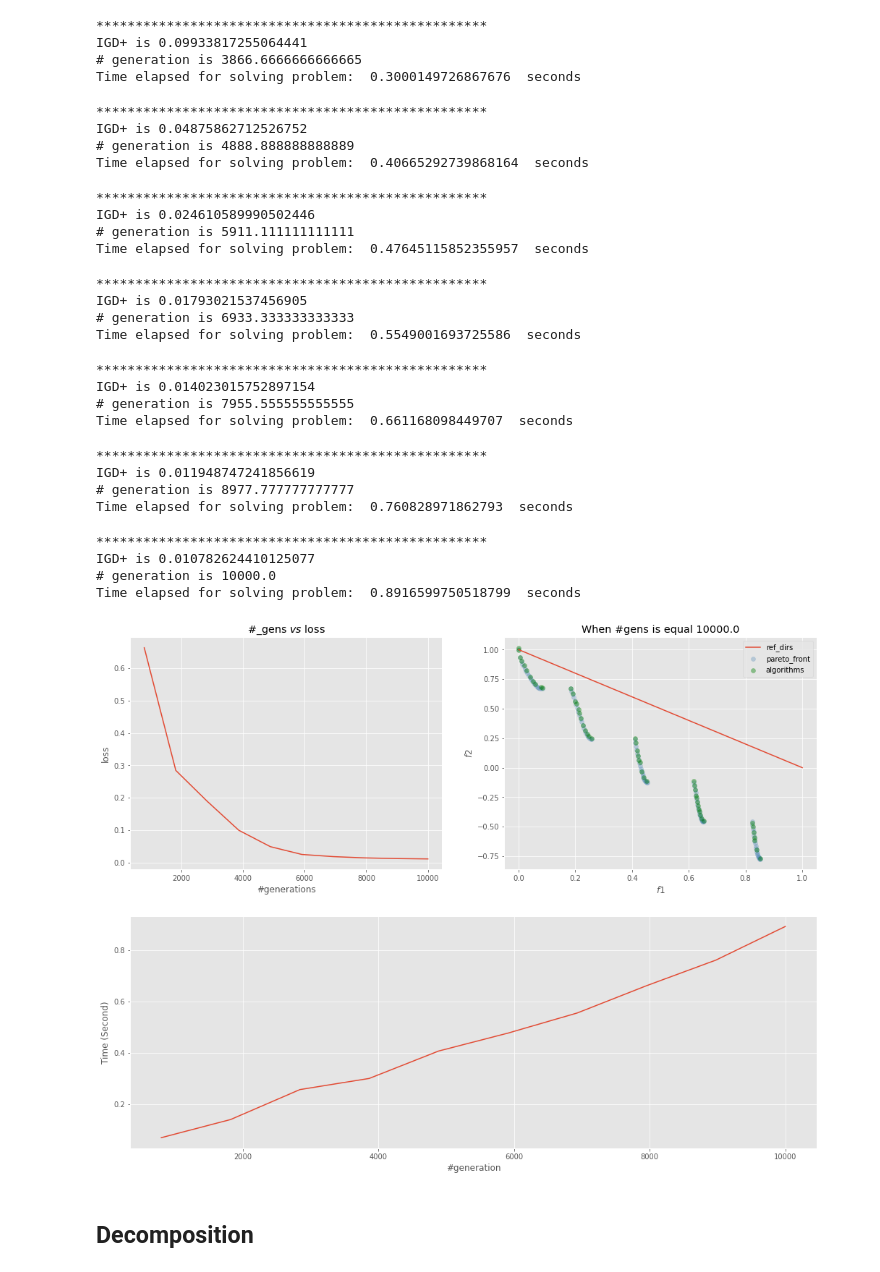
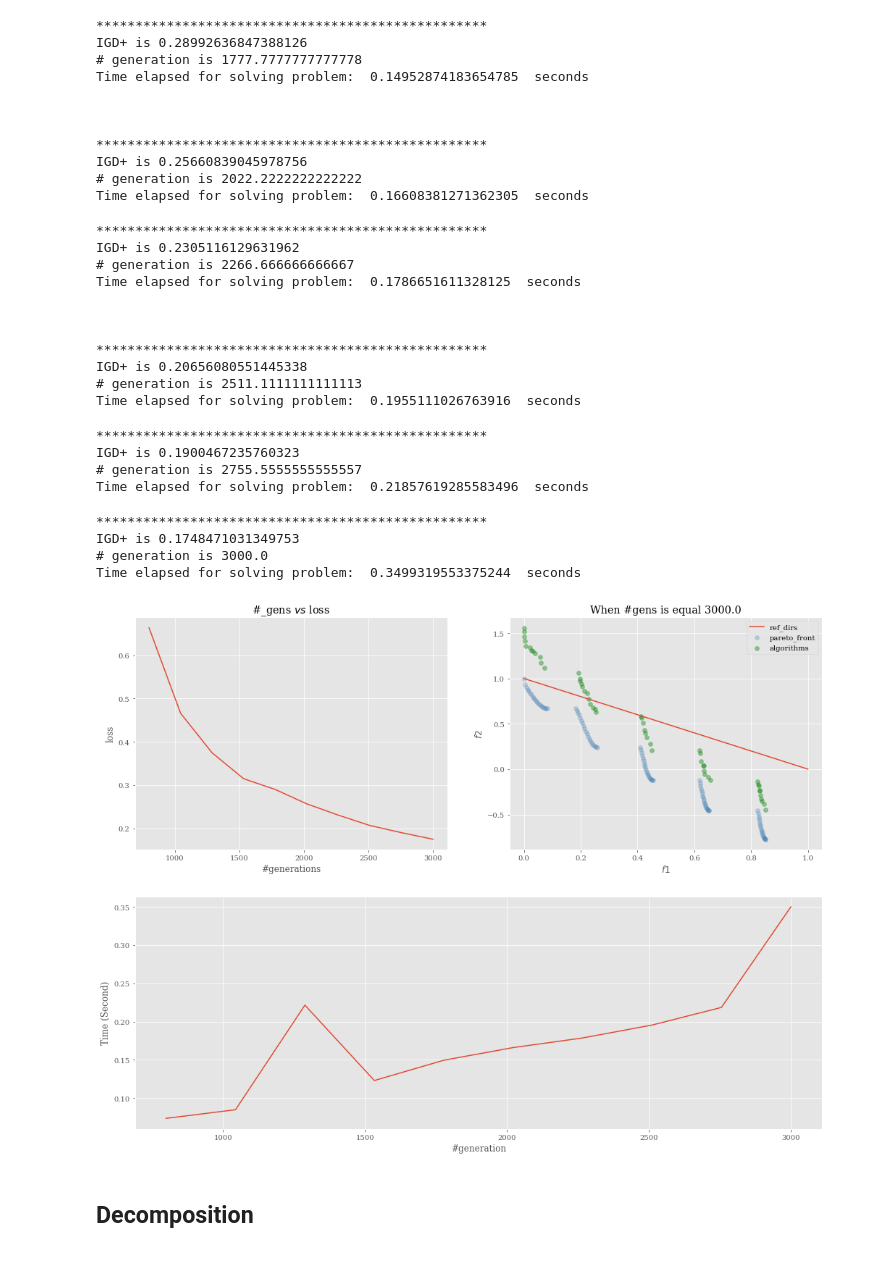
Before and after one commit to wuyoscar/Multi-Obj_Optimization, a Jupyter notebook: examples.ipynb, the cells around one changed output. Drawn from its saved outputs; the diff is of its cells as text; code cells hidden in the pictures.

```diff
--- a/examples.ipynb
+++ b/examples.ipynb
@@ -25,7 +25,7 @@ loss = []
 Time = []
 
 #a set of generations
-n= np.linspace(800,10000,10)
+n= np.linspace(800,3000,10)
 
 for i in tqdm(n):
     # create the reference directions to be used for the optimization
@@ -126,29 +133,31 @@ Time elapsed for solving problem:  0.25661325454711914  seconds
 **************************************************
-IGD+ is 0.09933817255064441
-# generation is 3866.6666666666665
-Time elapsed for solving problem:  0.3000149726867676  seconds
+IGD+ is 0.28992636847388126
+# generation is 1777.7777777777778
+Time elapsed for solving problem:  0.14952874183654785  seconds
+
+
+
+**************************************************
+IGD+ is 0.25660839045978756
+# generation is 2022.2222222222222
+Time elapsed for solving problem:  0.16608381271362305  seconds
 **************************************************
-IGD+ is 0.04875862712526752
-# generation is 4888.888888888889
-Time elapsed for solving problem:  0.40665292739868164  seconds
+IGD+ is 0.2305116129631962
+# generation is 2266.666666666667
+Time elapsed for solving problem:  0.1786651611328125  seconds
+
+
+
+**************************************************
+IGD+ is 0.20656080551445338
+# generation is 2511.1111111111113
+Time elapsed for solving problem:  0.1955111026763916  seconds
 **************************************************
-IGD+ is 0.024610589990502446
-# generation is 5911.111111111111
-Time elapsed for solving problem:  0.47645115852355957  seconds
+IGD+ is 0.1900467235760323
+# generation is 2755.5555555555557
+Time elapsed for solving problem:  0.21857619285583496  seconds
 **************************************************
-IGD+ is 0.01793021537456905
-# generation is 6933.333333333333
-Time elapsed for solving problem:  0.5549001693725586  seconds
+IGD+ is 0.1748471031349753
+# generation is 3000.0
+Time elapsed for solving problem:  0.3499319553375244  seconds
-**************************************************
-IGD+ is 0.014023015752897154
-# generation is 7955.555555555555
-Time elapsed for solving problem:  0.661168098449707  seconds
-**************************************************
-IGD+ is 0.011948747241856619
-# generation is 8977.777777777777
-Time elapsed for solving problem:  0.760828971862793  seconds
-**************************************************
-IGD+ is 0.010782624410125077
-# generation is 10000.0
-Time elapsed for solving problem:  0.8916599750518799  seconds
-[figure, old version]
+[figure, new version]
```
Also changed, not shown: parts of 4 cells of this notebook, 46 other files.
